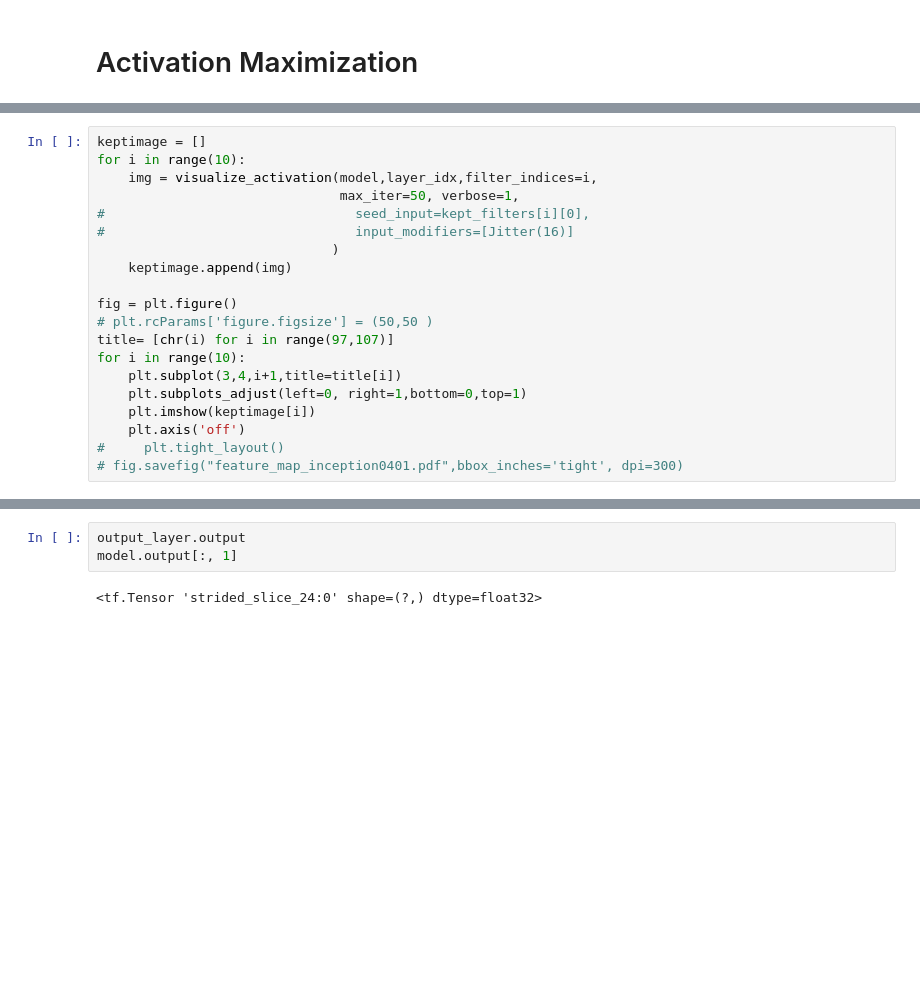
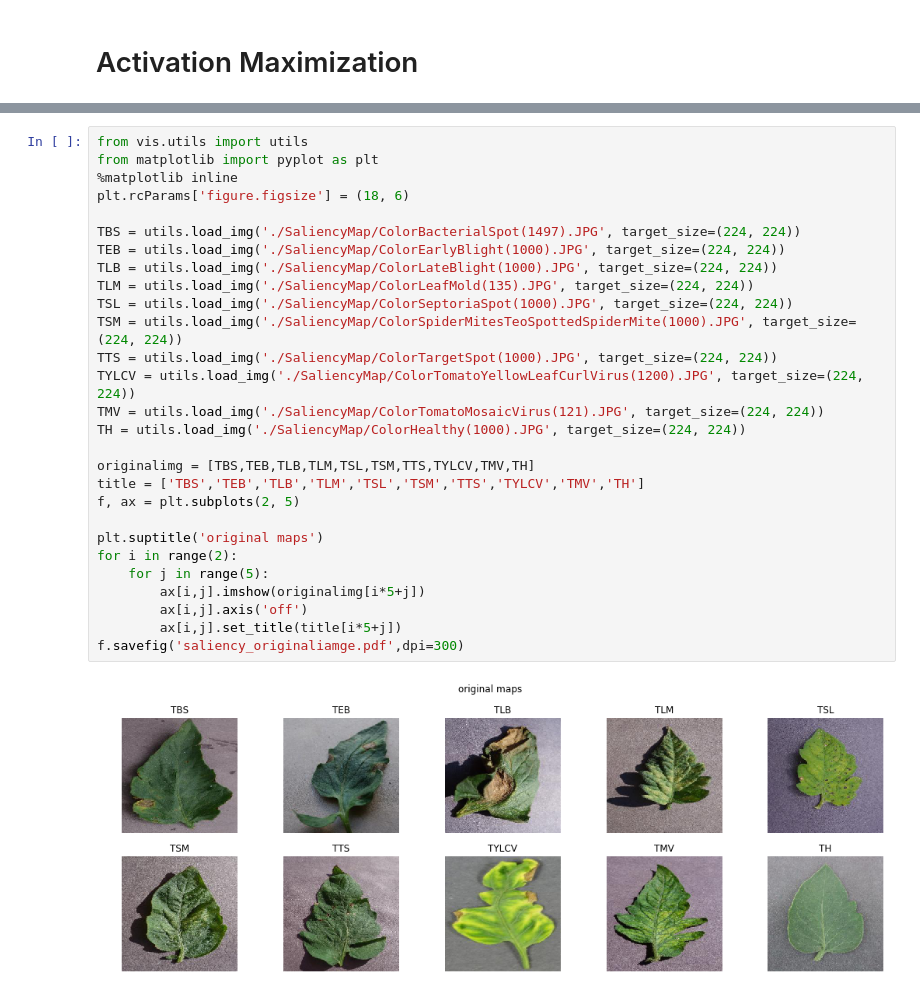
Before and after one commit to KaiTian4756/TomatoGuard, a Jupyter notebook: A Novel Tomato Leaf Disease Detection System Based on Deep Convolutional Neural Networks.ipynb, the cells around one changed output, grey strips where cells are left out. Saved outputs shown, nothing was run; the diff lists cells and outputs as text; blank space fills up the shorter version.

```diff
--- a/A Novel Tomato Leaf Disease Detection System Based on Deep Convolutional Neural Networks.ipynb
+++ b/A Novel Tomato Leaf Disease Detection System Based on Deep Convolutional Neural Networks.ipynb
@@ -694,22 +751,2 @@ layer_idx = utils.find_layer_idx(model, 'pred')
 model.layers[layer_idx].activation = activations.linear
 model = utils.apply_modifications(model)
-# %%
-keptimage = []
-for i in range(10):
-    img = visualize_activation(model,layer_idx,filter_indices=i,
-                               max_iter=50, verbose=1,
-#                                seed_input=kept_filters[i][0],
-#                                input_modifiers=[Jitter(16)]
-                              )
-    keptimage.append(img)
-
-fig = plt.figure()
-# plt.rcParams['figure.figsize'] = (50,50 )
-title= [chr(i) for i in range(97,107)]
-for i in range(10):
-    plt.subplot(3,4,i+1,title=title[i])
-    plt.subplots_adjust(left=0, right=1,bottom=0,top=1)
-    plt.imshow(keptimage[i])
-    plt.axis('off')
-#     plt.tight_layout()
-# fig.savefig("feature_map_inception0401.pdf",bbox_inches='tight', dpi=300)
@@ -920,5 +753,30 @@ KeyboardInterrupt:
-# %%
-output_layer.output
-model.output[:, 1]
-# %% [output]
-<tf.Tensor 'strided_slice_24:0' shape=(?,) dtype=float32>
+# %%
+from vis.utils import utils
+from matplotlib import pyplot as plt
+%matplotlib inline
+plt.rcParams['figure.figsize'] = (18, 6)
+
+TBS = utils.load_img('./SaliencyMap/ColorBacterialSpot(1497).JPG', target_size=(224, 224))
+TEB = utils.load_img('./SaliencyMap/ColorEarlyBlight(1000).JPG', target_size=(224, 224))
+TLB = utils.load_img('./SaliencyMap/ColorLateBlight(1000).JPG', target_size=(224, 224))
+TLM = utils.load_img('./SaliencyMap/ColorLeafMold(135).JPG', target_size=(224, 224))
+TSL = utils.load_img('./SaliencyMap/ColorSeptoriaSpot(1000).JPG', target_size=(224, 224))
+TSM = utils.load_img('./SaliencyMap/ColorSpiderMitesTeoSpottedSpiderMite(1000).JPG', target_size=(224, 224))
+TTS = utils.load_img('./SaliencyMap/ColorTargetSpot(1000).JPG', target_size=(224, 224))
+TYLCV = utils.load_img('./SaliencyMap/ColorTomatoYellowLeafCurlVirus(1200).JPG', target_size=(224, 224))
+TMV = utils.load_img('./SaliencyMap/ColorTomatoMosaicVirus(121).JPG', target_size=(224, 224))
+TH = utils.load_img('./SaliencyMap/ColorHealthy(1000).JPG', target_size=(224, 224))
+
+originalimg = [TBS,TEB,TLB,TLM,TSL,TSM,TTS,TYLCV,TMV,TH]
+title = ['TBS','TEB','TLB','TLM','TSL','TSM','TTS','TYLCV','TMV','TH']
+f, ax = plt.subplots(2, 5)
+
+plt.suptitle('original maps')
+for i in range(2):
+    for j in range(5):
+        ax[i,j].imshow(originalimg[i*5+j])
+        ax[i,j].axis('off')
+        ax[i,j].set_title(title[i*5+j])
+f.savefig('saliency_originaliamge.pdf',dpi=300)
+# %% [output]
+[figure, added]
```
Also changed, not shown: parts of 11 cells of this notebook.
